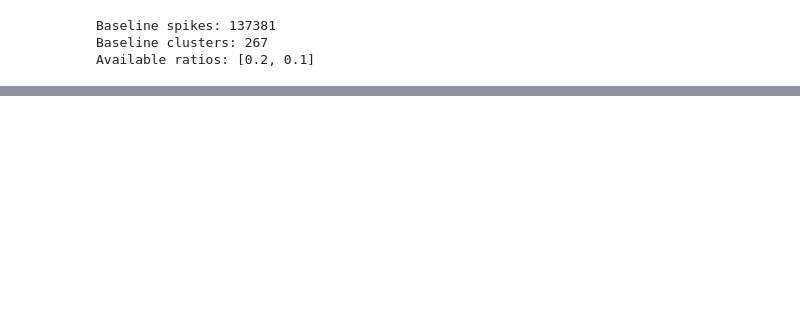
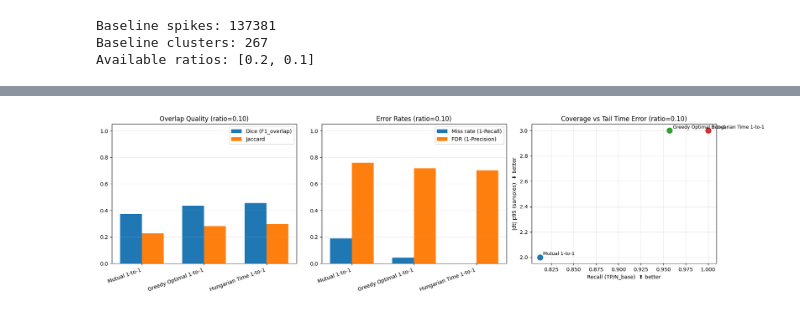
Before and after one commit to baipin/SpikeSort, a Jupyter notebook: 3.ipynb, the cells around one changed output, grey strips where cells are left out. Saved outputs shown, nothing was run; the diff lists cells and outputs as text; code cells hidden in the pictures; blank space fills up the shorter version.

```diff
--- a/3.ipynb
+++ b/3.ipynb
@@ -185,21 +291,2 @@ baseline clusters covered: 267/267
 
 Saved: baseline_anchored_results.npy
-# %%
-# Optional: build spike index groups by baseline cluster for downstream analysis
-ratio_list = [0.2,0.1]
-for ratio_to_view in ratio_list:
-    res = anchored_results[ratio_to_view]
-    labels = res['assigned_baseline_clu']
-
-    spikes_by_baseline_cluster = {
-        int(cid): np.where(labels == cid)[0]
-        for cid in np.unique(baseline_clu)
-    }
-    unmatched_spike_idx = np.where(labels < 0)[0]
-
-    print("="*20)
-    print(f'ratio {ratio_to_view:.2f}:')
-    print(f'matched cluster groups: {len(spikes_by_baseline_cluster)}')
-    print(f'unmatched spikes: {len(unmatched_spike_idx)}')
-    sr=(len(spikes_by_baseline_cluster)/(len(spikes_by_baseline_cluster)+len(unmatched_spike_idx)))*100
-    print(f"Sucessful ratio for {ratio_to_view:.2f}: {sr:.2f}%")
@@ -462,0 +592,72 @@ print('Saved: fixed_template_anchored_eval.npy + ratio-specific files')
+# %%
+# Objective visualization focused on strict one-to-one comparability
+import numpy as np
+import matplotlib.pyplot as plt
+
+if 'detection_eval' not in globals() or len(detection_eval) == 0:
+    detection_eval = np.load('detection_time_matching_eval.npy', allow_pickle=True).item()
+
+ratios = sorted(detection_eval.keys())
+one_to_one_methods = ['mutual_1to1', 'optimal_1to1', 'hungarian_time_1to1']
+label = {
+    'mutual_1to1': 'Mutual 1-to-1',
+    'optimal_1to1': 'Greedy Optimal 1-to-1',
+    'hungarian_time_1to1': 'Hungarian Time 1-to-1',
+}
+color = {
+    'mutual_1to1': '#1f77b4',
+    'optimal_1to1': '#2ca02c',
+    'hungarian_time_1to1': '#d62728',
+}
+
+for ratio in ratios:
+    d = detection_eval[ratio]
+    x = np.arange(len(one_to_one_methods))
+    names = [label[m] for m in one_to_one_methods]
+
+    dice = [d[m]['metrics']['dice_f1_overlap'] for m in one_to_one_methods]
+    jacc = [d[m]['metrics']['jaccard'] for m in one_to_one_methods]
+    miss = [d[m]['metrics']['miss_rate'] for m in one_to_one_methods]
+    fdr = [d[m]['metrics']['fdr'] for m in one_to_one_methods]
+
+    fig, axes = plt.subplots(1, 3, figsize=(18, 5))
+
+    w = 0.35
+    axes[0].bar(x - w/2, dice, width=w, label='Dice (F1_overlap)')
+    axes[0].bar(x + w/2, jacc, width=w, label='Jaccard')
+    axes[0].set_xticks(x)
+    axes[0].set_xticklabels(names, rotation=20, ha='right')
+    axes[0].set_ylim(0, 1.05)
+    axes[0].set_title(f'Overlap Quality (ratio={ratio:.2f})')
+    axes[0].grid(axis='y', alpha=0.3)
+    axes[0].legend()
+
+    axes[1].bar(x - w/2, miss, width=w, label='Miss rate (1-Recall)')
+    axes[1].bar(x + w/2, fdr, width=w, label='FDR (1-Precision)')
+    axes[1].set_xticks(x)
+    axes[1].set_xticklabels(names, rotation=20, ha='right')
+    axes[1].set_ylim(0, 1.05)
+    axes[1].set_title(f'Error Rates (ratio={ratio:.2f})')
+    axes[1].grid(axis='y', alpha=0.3)
+    axes[1].legend()
+
+    for m in one_to_one_methods:
+        rec = d[m]['metrics']['recall']
+        p95v = d[m]['time_error']['p95']
+        axes[2].scatter(rec, p95v, s=110, color=color[m], label=label[m])
+        axes[2].annotate(label[m], (rec, p95v), textcoords='offset points', xytext=(6,4), fontsize=9)
+    axes[2].set_xlabel('Recall (TP/N_base)  ⬆️ better')
+    axes[2].set_ylabel('|dt| p95 (samples)  ⬇️ better')
+    axes[2].set_title(f'Coverage vs Tail Time Error (ratio={ratio:.2f})')
+    axes[2].grid(alpha=0.3)
+
+    plt.tight_layout()
+    plt.show()
+
+print('Reference-only (not strict comparable): nearest many-to-one')
+for ratio in ratios:
+    m = detection_eval[ratio]['nearest']['metrics']
+    e = detection_eval[ratio]['nearest']['time_error']
+    print(f"ratio={ratio:.2f} | Dice={m['dice_f1_overlap']:.4f}, Jaccard={m['jaccard']:.4f}, Miss={m['miss_rate']:.4f}, FDR={m['fdr']:.4f}, p95={e['p95']:.2f}")
+# %% [output]
+[figure, added]
```
Also changed, not shown: parts of 15 cells of this notebook, 20 other files.
